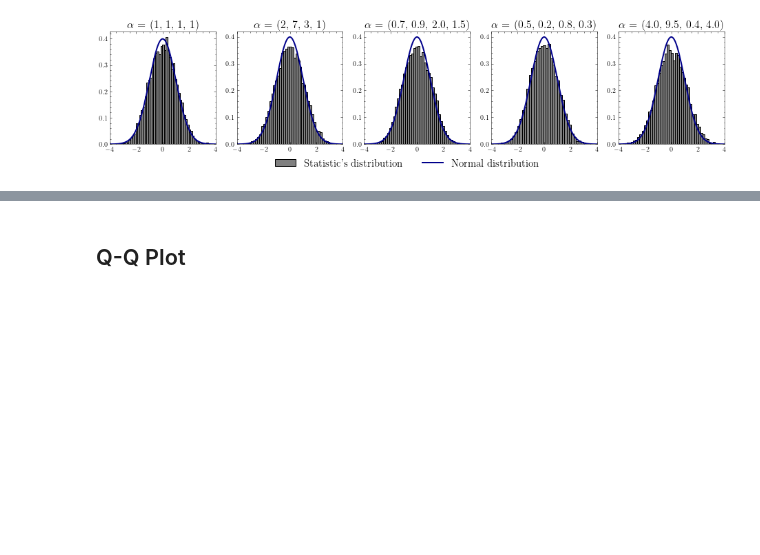
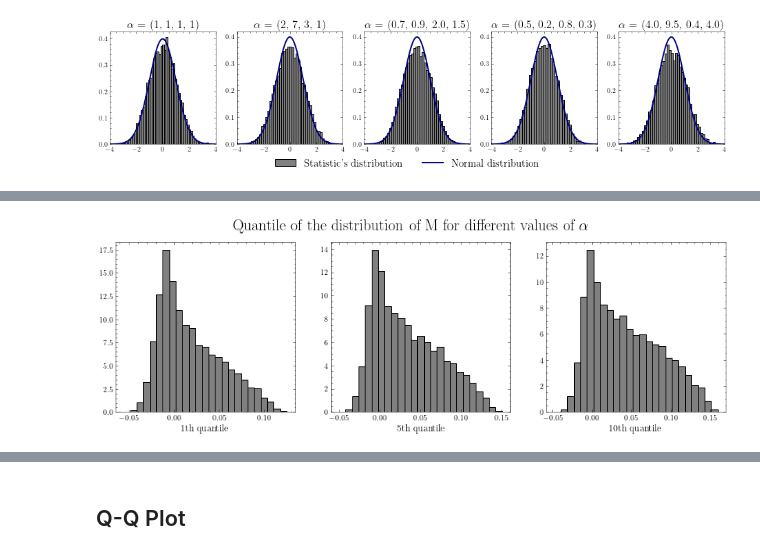
Before and after one commit to lucasmoschen/bivariate-beta, a Jupyter notebook: notebooks/images_paper.ipynb, the cells around one changed output, grey strips where cells are left out. Saved outputs shown, nothing was run; the diff lists cells and outputs as text; code cells hidden in the pictures; blank space fills up the shorter version.

```diff
--- a/notebooks/images_paper.ipynb
+++ b/notebooks/images_paper.ipynb
@@ -542,0 +608,46 @@ plt.show()
+# %%
+rng = np.random.default_rng(671289)
+n = 50
+
+M_quantile = []
+
+for i in trange(10000):
+    true_alpha = np.random.uniform(0, 0.5, size=4)
+    U = rng.dirichlet(true_alpha, size=n)
+    X = U[:,0] + U[:,1]
+    Y = U[:,0] + U[:,2]
+    dist_M = []
+
+    #checking
+    m1 = np.mean(X)
+    m2 = np.mean(Y)
+    if m1 == 0 or m1 == 1 or m2 == 0 or m2 == 1:
+        continue
+
+    while len(dist_M) < 500:
+        indeces = np.random.choice(range(n), size=n)
+        Xb = X[indeces]
+        Yb = Y[indeces]
+        m1 = np.mean(Xb)
+        m2 = np.mean(Yb)
+        if m1 == 0 or m1 == 1 or m2 == 0 or m2 == 1:
+            continue
+        rho = np.corrcoef(Xb, Yb)[0,1]
+        D = rho * np.exp(0.5*(np.log(m1) + np.log1p(-m1) + np.log(m2) + np.log1p(-m2)))
+        M = min(D + m1*m2, -D + m1*(1-m2), -D + m2*(1-m1), D + (1-m1)*(1-m2))
+        dist_M.append(M)
+
+    M_quantile.append(np.quantile(dist_M, q=[0.01, 0.05, 0.1]))
+# %%
+M_quantile = np.array(M_quantile)
+
+fig, ax = plt.subplots(1,3,figsize=(14,4))
+for i in range(3):
+    ax[i].hist(M_quantile[:,i], bins=25, color='grey', edgecolor='black', density=True)
+    ax[i].set_xlabel('{}th quantile'.format(4*i + 1 + (i==2)), fontsize=12)
+
+plt.suptitle(r'Quantile of the distribution of M for different values of $\alpha$', fontsize=20)
+plt.savefig('../figures/quantile_distribution_minimum.pdf', bbox_inches='tight')
+plt.show()
+# %% [output]
+[figure, added]
```
Also changed, not shown: parts of 4 cells of this notebook, 3 other files.
